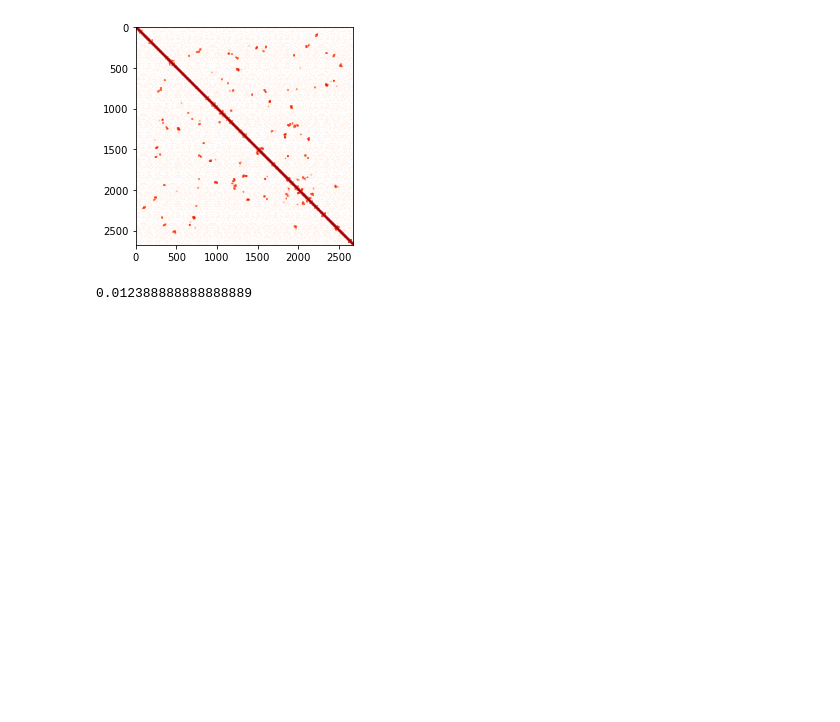
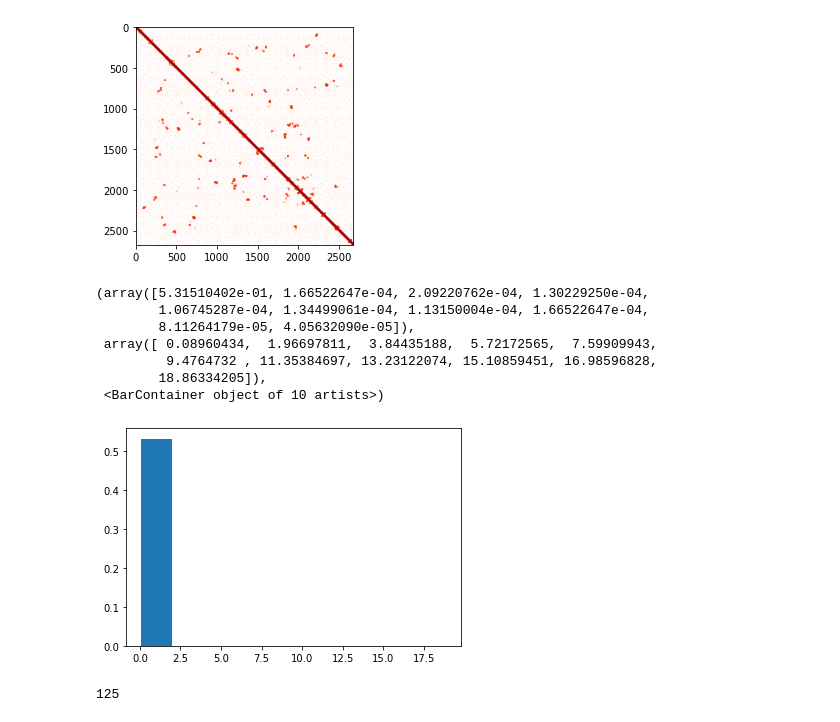
Before and after one commit to s-brahmachari/Active-noise-simulations, a Jupyter notebook: sim_codes/visualize_traj.ipynb, the cells around one changed output. Drawn from its saved outputs; the diff is of its cells as text; code cells hidden in the pictures; blank space fills up the shorter version.

Commit message:
run michrom active

```diff
--- a/sim_codes/visualize_traj.ipynb
+++ b/sim_codes/visualize_traj.ipynb
@@ -6,6 +6,6 @@ import matplotlib.pyplot as plt
 from matplotlib import rcParams as rc
 rc['grid.linewidth']=0
 # %%
-xyz=np.load('./test_out/traj_test_T120_F0_Ta1_Esoft5_R050_G2676_blocksize100_kb5.0_dt0.001_positions.npy')
+xyz=np.load('./tests/output/traj_ActivePolymer_positions.npy')
 print(xyz.shape)
 # %% [output]
@@ -90,7 +93,20 @@ plt.imshow(hic,cmap='Reds',norm=LogNorm(vmin=1e-8, vmax=1),)
 # %% [output]
 <matplotlib.image.AxesImage at 0x...>
 [figure]
-# %%
-2676/(8*30**3)
-# %% [output]
-0.012388888888888889
+# %%
+%matplotlib inline
+bond_lens=np.ravel(np.linalg.norm(xyz[:,1:,:]-xyz[:,:-1,:], axis=2))
+plt.hist(bond_lens, density=True)
+# %% [output]
+(array([5.31510402e-01, 1.66522647e-04, 2.09220762e-04, 1.30229250e-04,
+        1.06745287e-04, 1.34499061e-04, 1.13150004e-04, 1.66522647e-04,
+        8.11264179e-05, 4.05632090e-05]),
+ array([ 0.08960434,  1.96697811,  3.84435188,  5.72172565,  7.59909943,
+         9.4764732 , 11.35384697, 13.23122074, 15.10859451, 16.98596828,
+        18.86334205]),
+ <BarContainer object of 10 artists>)
+[figure, added]
+# %%
+N//2
+# %% [output]
+125
```
Also changed, not shown: parts of 2 cells of this notebook, 24 other files.
